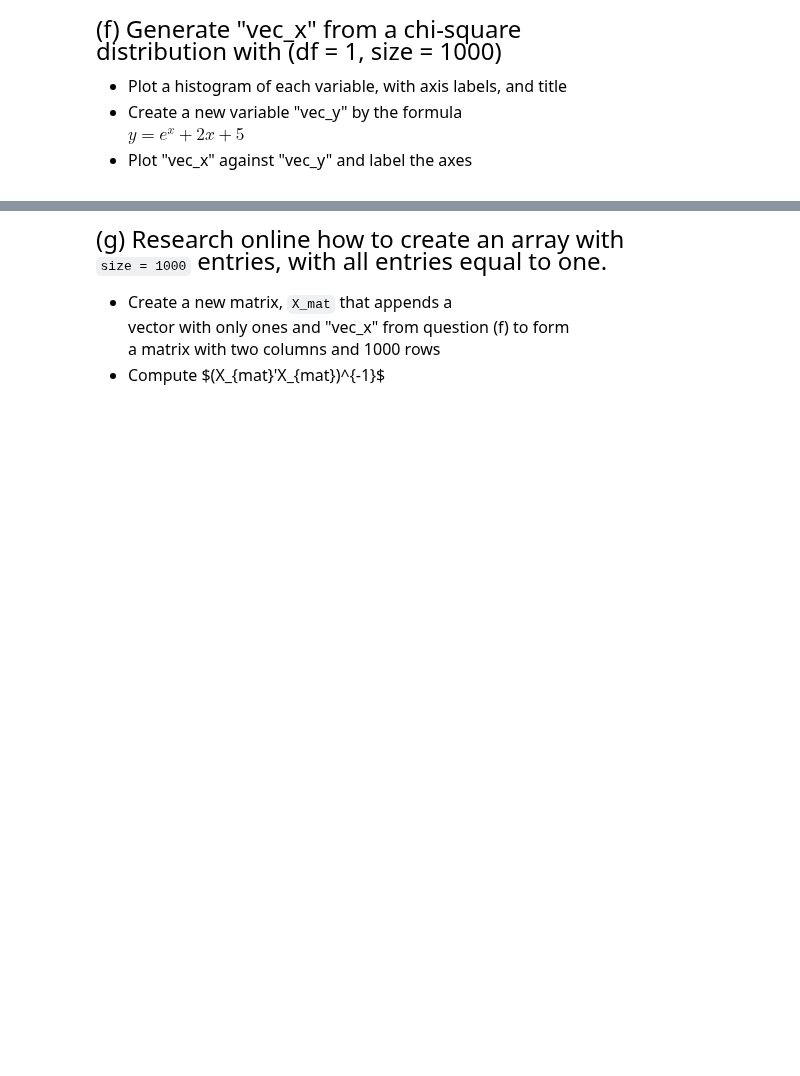
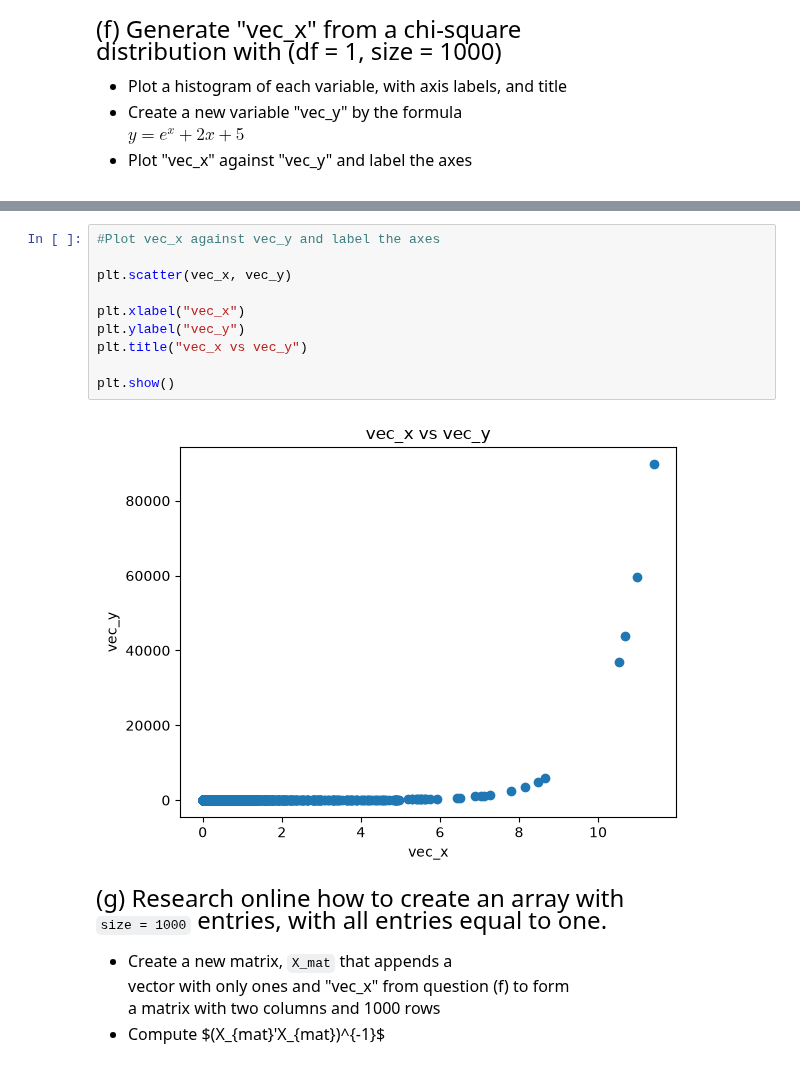
Before and after one commit to pmajumd/datasci530fall2026, a Jupyter notebook: Lecture 01/Lecture 1 - Exercises.ipynb, the cells around one changed output, grey strips where cells are left out. Drawn from its saved outputs; the diff is of its cells as text; blank space fills up the shorter version.

```diff
--- a/Lecture 01/Lecture 1 - Exercises.ipynb
+++ b/Lecture 01/Lecture 1 - Exercises.ipynb
@@ -116,3 +299,15 @@ $ y = e^x + 2x + 5$
+# %%
+#Plot vec_x against vec_y and label the axes
+
+plt.scatter(vec_x, vec_y)
+
+plt.xlabel("vec_x")
+plt.ylabel("vec_y")
+plt.title("vec_x vs vec_y")
+
+plt.show()
+# %% [output]
+[figure, added]
 # %% [markdown]
 <font size = "5">
 
```
Also changed, not shown: parts of 20 cells of this notebook.
